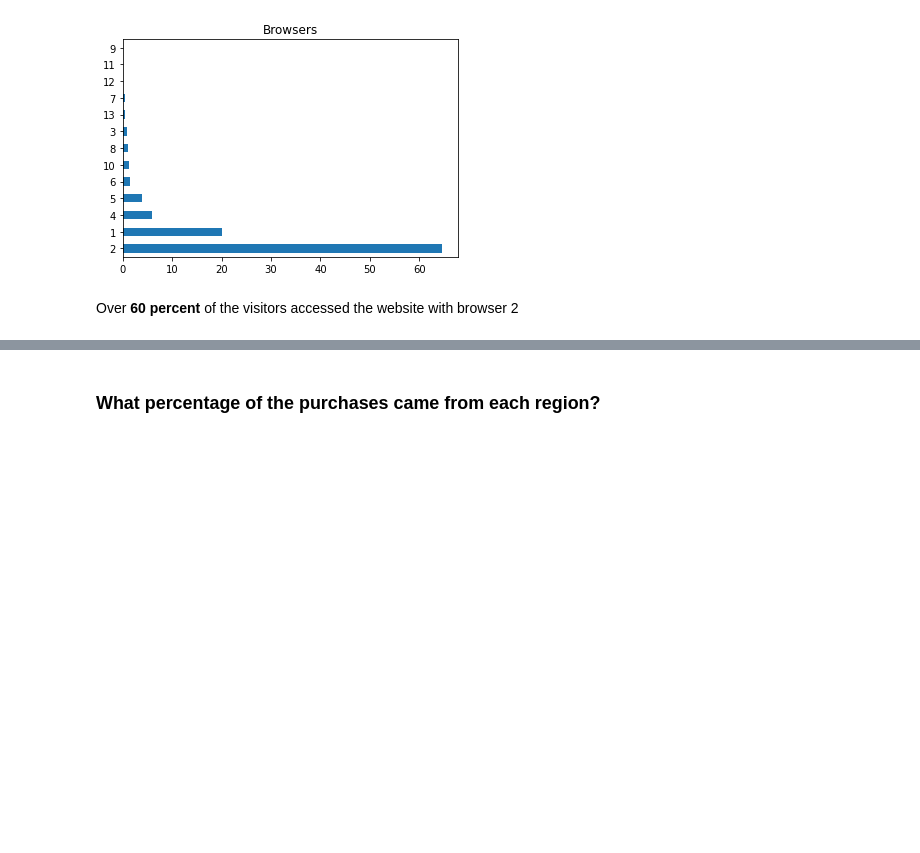
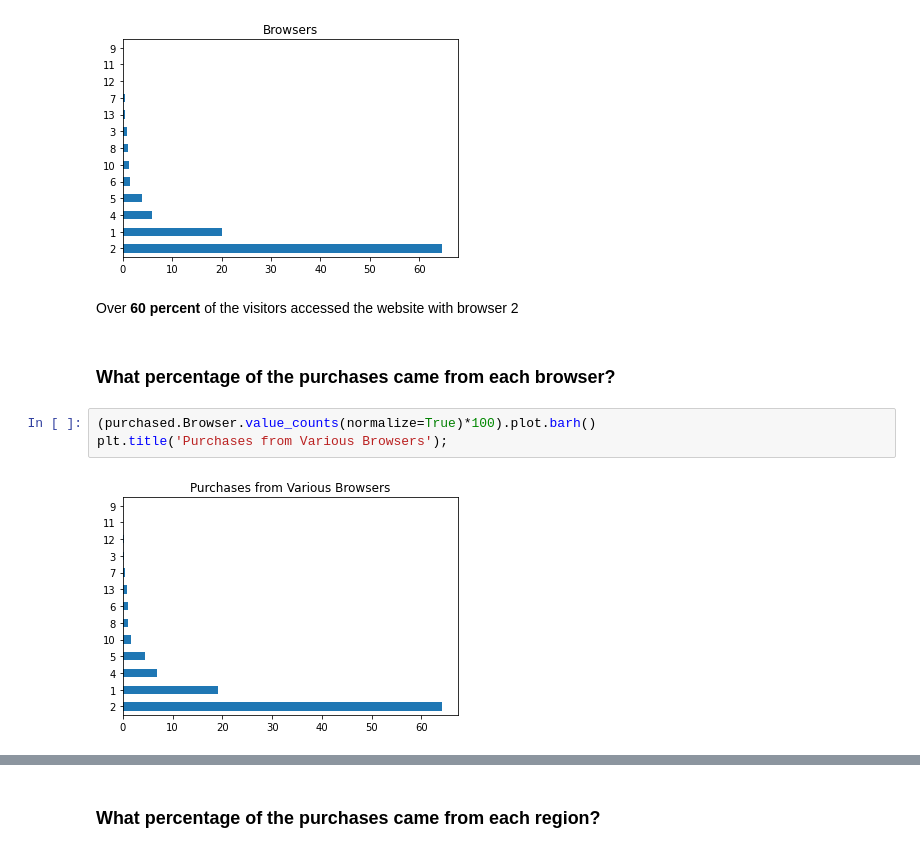
Before and after one commit to hassan-ademola/shopping_intention, a Jupyter notebook: notebook.ipynb, the cells around one changed output, grey strips where cells are left out. Drawn from its saved outputs; the diff is of its cells as text; blank space fills up the shorter version.

```diff
--- a/notebook.ipynb
+++ b/notebook.ipynb
@@ -257,3 +257,10 @@ plt.title('Browsers');
 [figure]
 # %% [markdown]
 Over **60 percent** of  the visitors accessed the website with browser 2
+# %% [markdown]
+### What percentage of the purchases came from each browser?
+# %%
+(purchased.Browser.value_counts(normalize=True)*100).plot.barh()
+plt.title('Purchases from Various Browsers');
+# %% [output]
+[figure, added]
```
Also changed, not shown: parts of 33 cells of this notebook.
